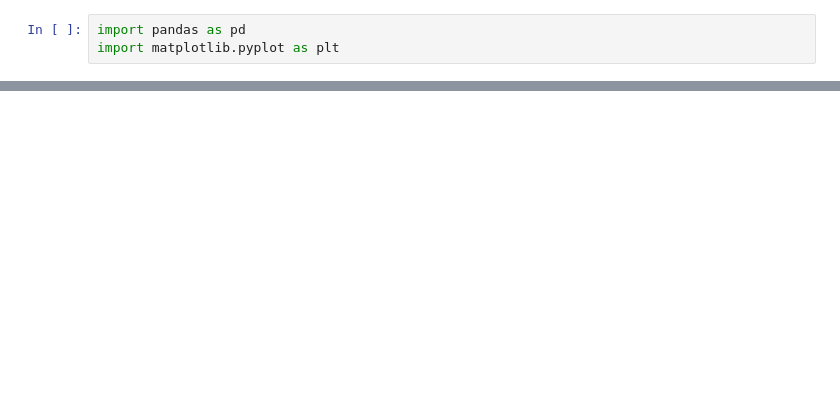
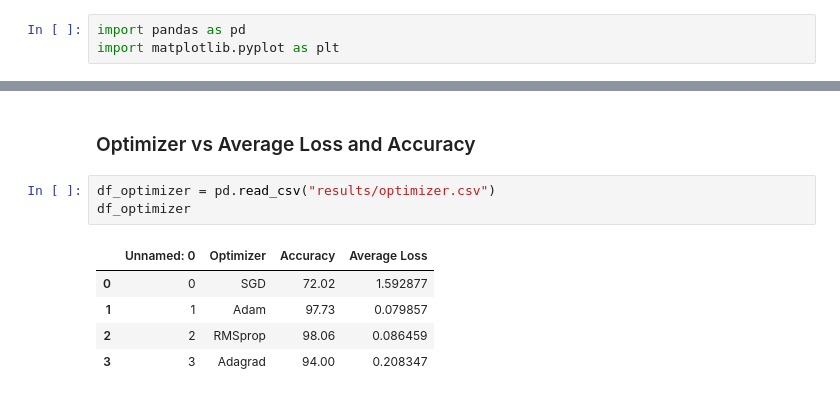
Before and after one commit to Suyog-16/nn-hyperparameter-experiments, a Jupyter notebook: visualization.ipynb, the cells around one changed output, grey strips where cells are left out. Saved outputs shown, nothing was run; the diff lists cells and outputs as text; blank space fills up the shorter version.

```diff
--- a/visualization.ipynb
+++ b/visualization.ipynb
@@ -61,0 +66,11 @@ plt.show()
+# %% [markdown]
+### Optimizer vs Average Loss and Accuracy
+# %%
+df_optimizer = pd.read_csv("results/optimizer.csv")
+df_optimizer
+# %% [output]
+|  | Unnamed: 0 | Optimizer | Accuracy | Average Loss |
+| 0 | 0 | SGD | 72.02 | 1.592877 |
+| 1 | 1 | Adam | 97.73 | 0.079857 |
+| 2 | 2 | RMSprop | 98.06 | 0.086459 |
+| 3 | 3 | Adagrad | 94.00 | 0.208347 |
```
Also changed, not shown: parts of 14 cells of this notebook, 13 other files.
